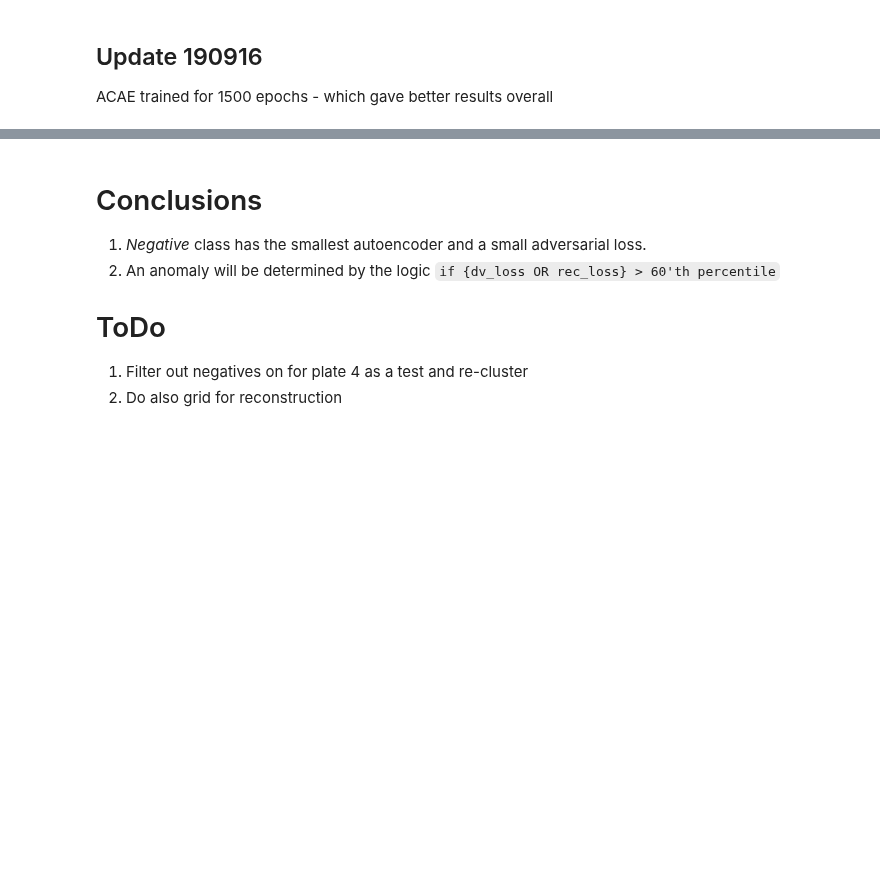
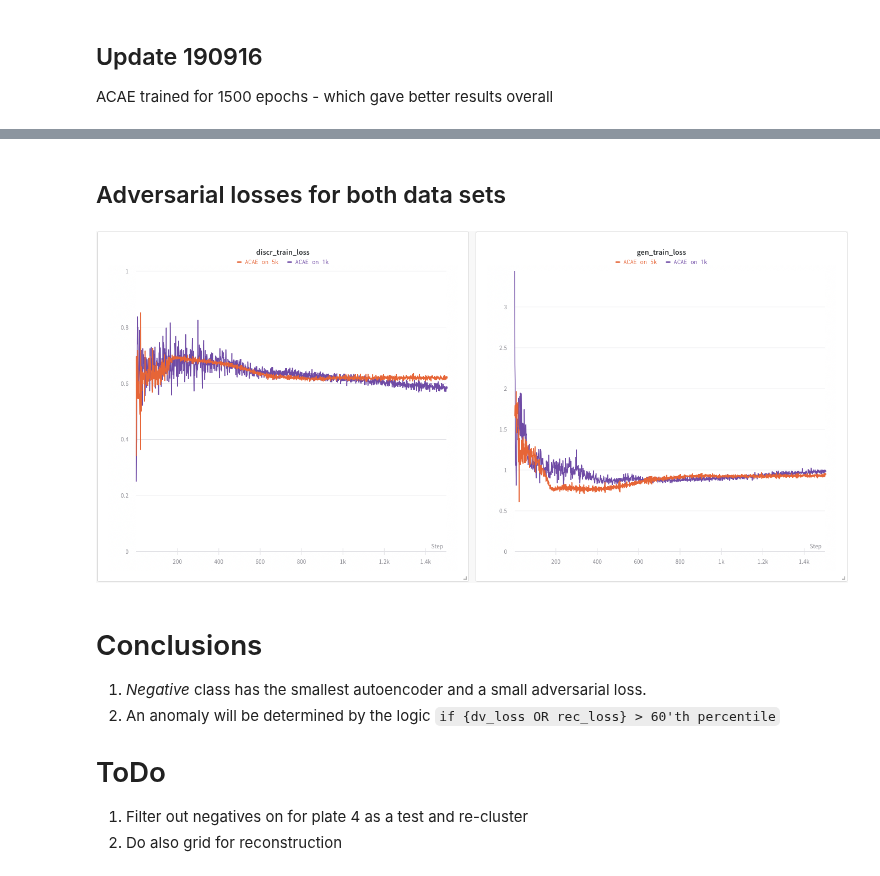
Before and after one commit to Gvaihir/image_sudoku, a Jupyter notebook: plan.ipynb, the cells around one changed output, grey strips where cells are left out. Cells and saved outputs as stored; diff of their text form; code cells hidden in the pictures; blank space fills up the shorter version.

```diff
--- a/plan.ipynb
+++ b/plan.ipynb
@@ -317,3 +341,10 @@ FileNotFoundError: [Errno 2] No such file or directory: '/Users/antonogorodnikov
+# %% [markdown]
+## Adversarial losses for both data sets
+# %%
+Image(filename='/Users/antonogorodnikov/Documents/Work/DataSci/01_sudoku_image/reports/wandb/190921_ACAE/ACAE_5k_rgb_1500ep_adv.png',
+      width=1000, height=400)
+# %% [output]
+[figure, added]
 # %% [markdown]
 # Conclusions
 1. *Negative* class has the smallest autoencoder and a small adversarial loss.
```
Also changed, not shown: parts of 5 cells of this notebook.
